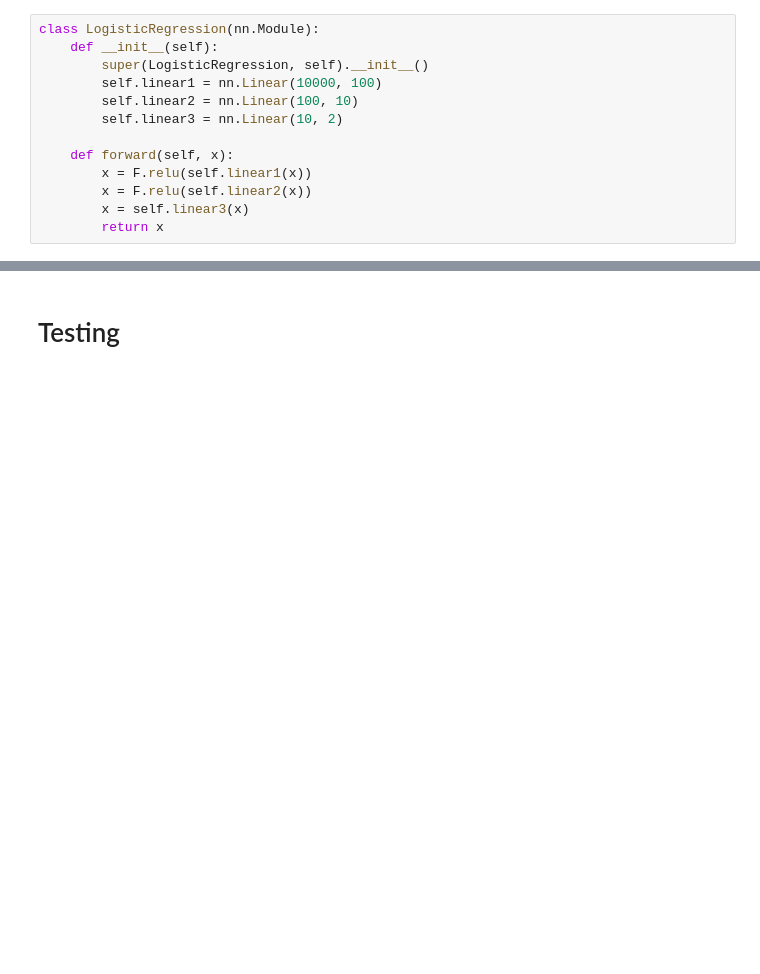
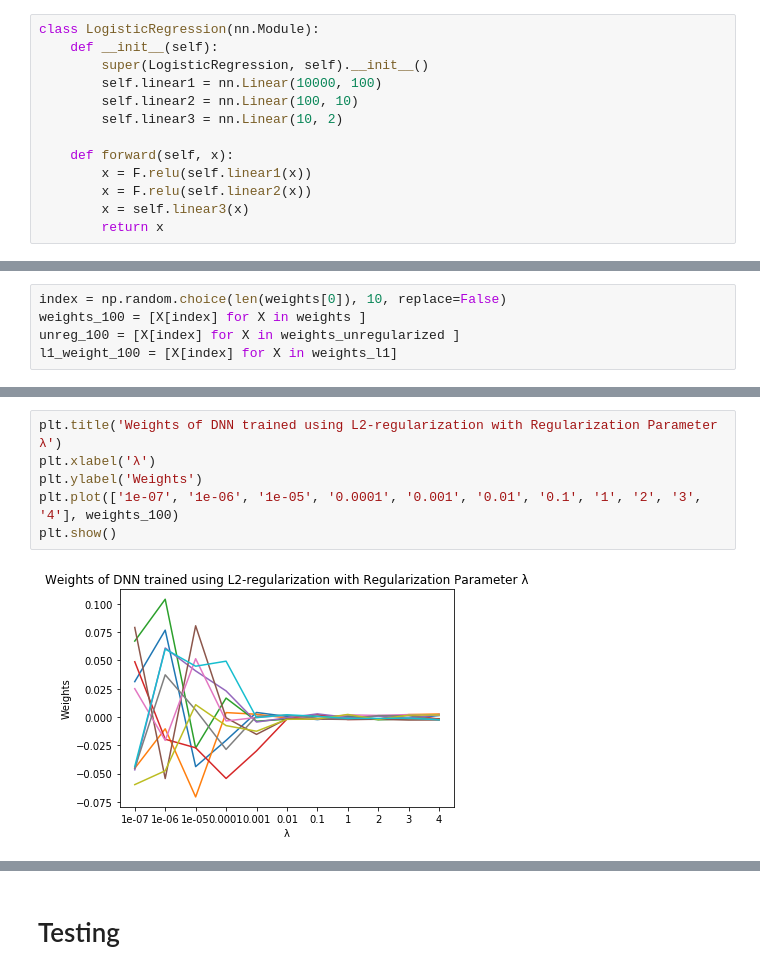
Before and after one commit to shivammehta007/NLPResearch, a Jupyter notebook: Tutorials/PyTorch_Tutorial/Spam_not_spam_classifier.ipynb, the cells around one changed output, grey strips where cells are left out. Saved outputs shown, nothing was run; the diff lists cells and outputs as text; blank space fills up the shorter version.

```diff
--- a/Tutorials/PyTorch_Tutorial/Spam_not_spam_classifier.ipynb
+++ b/Tutorials/PyTorch_Tutorial/Spam_not_spam_classifier.ipynb
@@ -116,0 +165,5 @@ y_train = Variable(torch.from_numpy(y_train)).long()
+# %%
+index = np.random.choice(len(weights[0]), 10, replace=False)
+weights_100 = [X[index] for X in weights ]
+unreg_100 = [X[index] for X in weights_unregularized ]
+l1_weight_100 = [X[index] for X in weights_l1]
@@ -116,0 +175,8 @@ y_train = Variable(torch.from_numpy(y_train)).long()
+# %%
+plt.title('Weights of DNN trained using L2-regularization with Regularization Parameter λ')
+plt.xlabel('λ')
+plt.ylabel('Weights')
+plt.plot(['1e-07', '1e-06', '1e-05', '0.0001', '0.001', '0.01', '0.1', '1', '2', '3', '4'], weights_100)
+plt.show()
+# %% [output]
+[figure, added]
```
Also changed, not shown: parts of 16 cells of this notebook, 2 other files.
